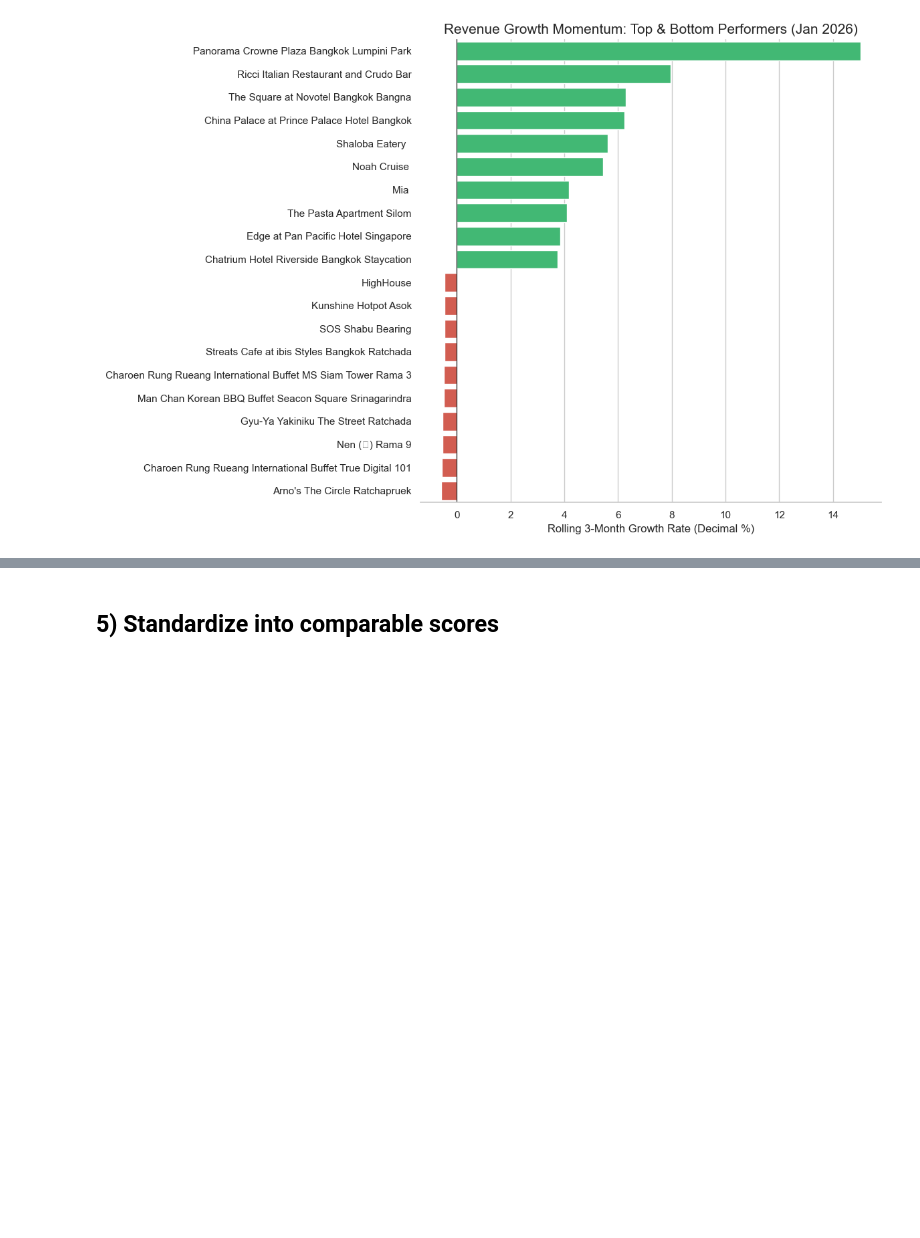
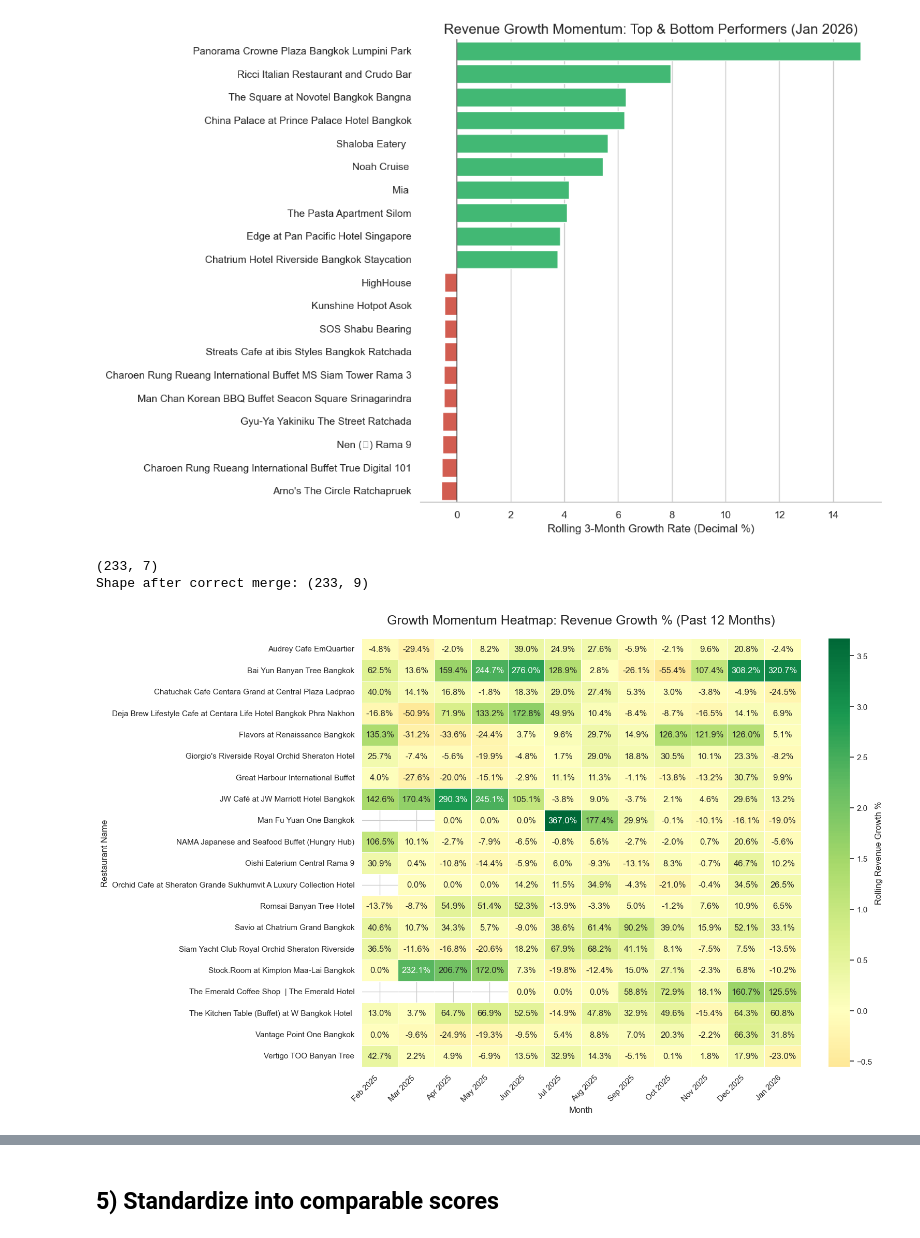
Before and after one commit to liyunling2/OPE, a Jupyter notebook: _2_feature_engineering+momentum/start/momentum.ipynb, the cells around one changed output, grey strips where cells are left out. Drawn from its saved outputs; the diff is of its cells as text; code cells hidden in the pictures; blank space fills up the shorter version.

```diff
--- a/_2_feature_engineering+momentum/start/momentum.ipynb
+++ b/_2_feature_engineering+momentum/start/momentum.ipynb
@@ -501,35 +501,51 @@ Passing `palette` without assigning `hue` is deprecated and will be removed in v
   sns.barplot(
 [figure]
 # %%
-# # 1. Filter for the Top 20 restaurants (by latest month volume) to keep the heatmap readable
-# top_20_names = latest_growth.nlargest(20, "monthly_bookings")["name"].tolist()
-# growth_trend_df = last_12_months_df[last_12_months_df['name'].isin(top_20_names)]
+# 1. Filter for the Top 20 restaurants (by latest month volume)
 
-# # # 2. Pivot the rolling growth data
-# # growth_heatmap = growth_trend_df.pivot(
-# #     index='name',
-# #     columns='year_month',
-# #     values='revenue_growth_rolling'
+top_20_names = latest_growth.nlargest(20, "monthly_bookings")["name"].tolist()
+growth_trend_df = last_12_months_df[last_12_months_df['name'].isin(top_20_names)]
+print(growth_trend_df.shape)
 
 
-# # # 3. Sort chronologically and format labels
-# # growth_heatmap.columns = [d.strftime('%b %Y') for d in growth_heatmap.columns]
+# 2. Pivot the rolling growth data -- growth trend_df does not have the revenue_growth_rolling column yet, so we need to merge it
+growth_trend_df = growth_trend_df.merge(
+    restaurants_agg[['name', 'year_month', 'booking_growth_rolling', 'revenue_growth_rolling']],
+    on=['name', 'year_month'],
+    how='left'
+)
 
-# # # 4. Plot using a Diverging Color Map (RdYlGn: Red-Yellow-Green)
-# # plt.figure(figsize=(16, 10))
-# # sns.heatmap(
-# #     growth_heatmap,
-# #     annot=True,
-# #     fmt=".1%",
-# #     cmap="RdYlGn",
-# #     center=0,
-# #     linewidths=.5,
-# #     cbar_kws={'label': 'Rolling Growth %'}
-# # )
+print(f"Shape after correct merge: {growth_trend_df.shape}")
 
-# # plt.title("Growth Momentum Heatmap: Revenue Growth % (Past 12 Months)", fontsize=18, pad=20)
-# # plt.ylabel("Restaurant Name", fontsize=12)
-# # plt.xlabel("Month", fontsize=12)
-# # plt.xticks(rotation=45, ha='right')
-# # plt.tight_layout()
-# # plt.show()
+growth_heatmap = growth_trend_df.pivot(
+    index='name',
+    columns='year_month',
+    values='revenue_growth_rolling'
+)
+
+
+# 3. Sort chronologically and format labels
+growth_heatmap.columns = [d.strftime('%b %Y') for d in growth_heatmap.columns]
+
+# 4. Plot using a Diverging Color Map (RdYlGn: Red-Yellow-Green)
+plt.figure(figsize=(16, 10))
+sns.heatmap(
+    growth_heatmap,
+    annot=True,
+    fmt=".1%",
+    cmap="RdYlGn",
+    center=0,
+    linewidths=.5,
+    cbar_kws={'label': 'Rolling Revenue Growth %'}
+)
+
+plt.title("Growth Momentum Heatmap: Revenue Growth % (Past 12 Months)", fontsize=18, pad=20)
+plt.ylabel("Restaurant Name", fontsize=12)
+plt.xlabel("Month", fontsize=12)
+plt.xticks(rotation=45, ha='right')
+plt.tight_layout()
+plt.show()
+# %% [output]
+(233, 7)
+Shape after correct merge: (233, 9)
+[figure, added]
```
Also changed, not shown: parts of 9 cells of this notebook, 3 other files.
